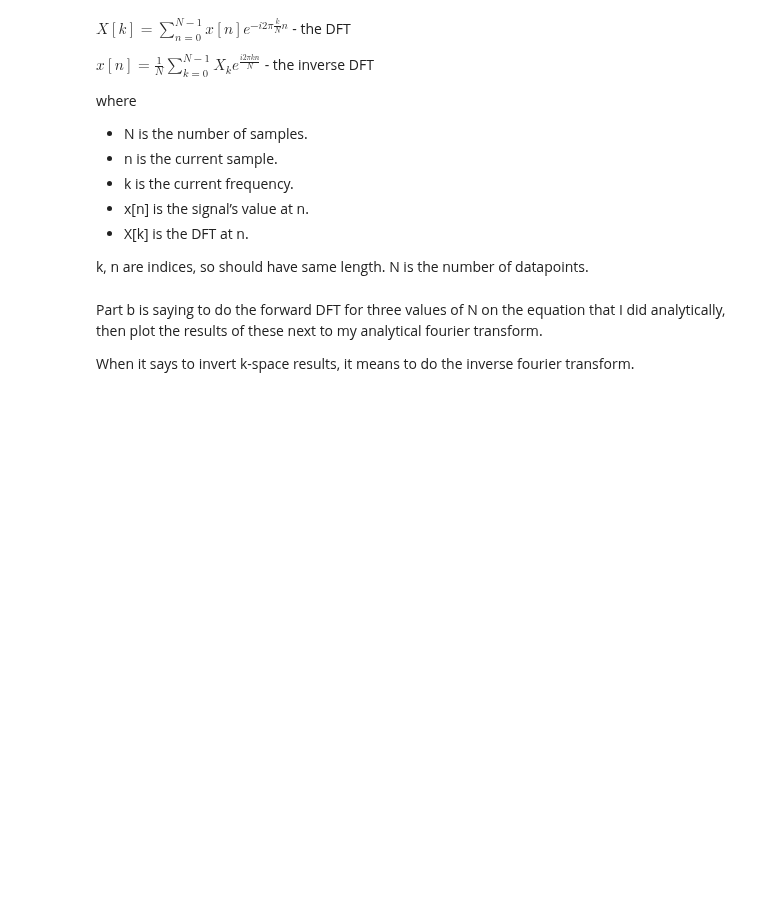
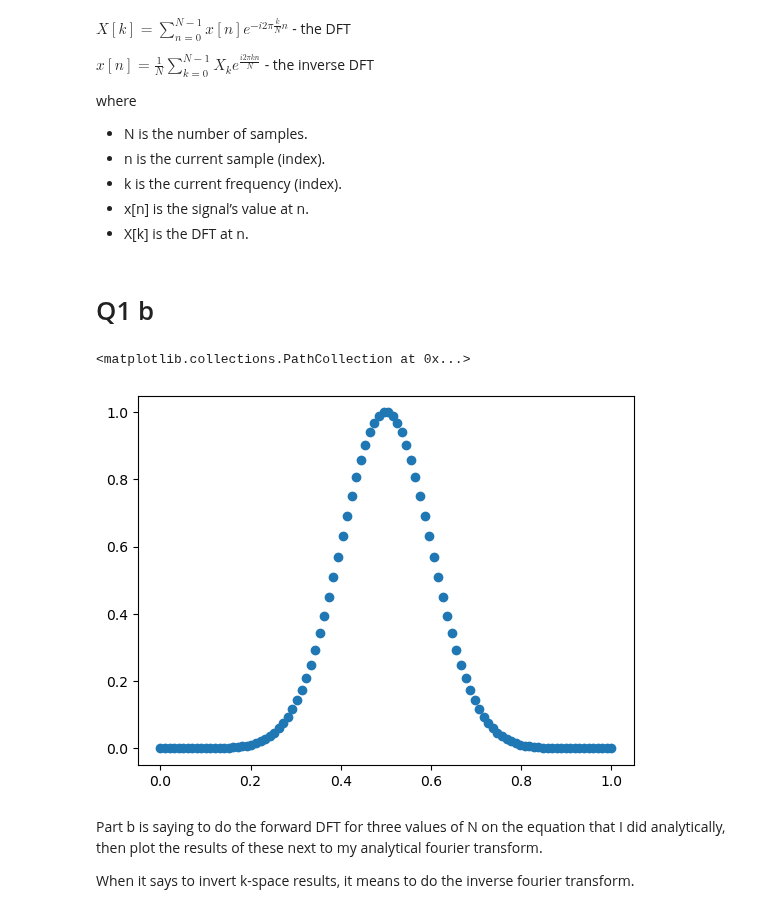
Before and after one commit to kparrine/Computational_Astro, a Jupyter notebook: C5/C5.ipynb, the cells around one changed output. Drawn from its saved outputs; the diff is of its cells as text; code cells hidden in the pictures; blank space fills up the shorter version.

```diff
--- a/C5/C5.ipynb
+++ b/C5/C5.ipynb
@@ -10,13 +10,12 @@ $x[n] = \frac{1}{N}\sum_{k=0}^{N-1} X_{k}e^{\frac{i2\pi kn}{N}}$ - the inverse D
 
 where
 * N is the number of samples.
-* n is the current sample.
-* k is the current frequency.
+* n is the current sample (index).
+* k is the current frequency (index).
 * x[n] is the signal’s value at n.
 * X[k] is the DFT at n.
-
-
-k, n are indices, so should have same length. N is the number of datapoints.
+# %% [markdown]
+# Q1 b
 # %%
 def func(x):
     return np.exp(-50*(x-0.5)**2)
@@ -25,4 +24,10 @@ def f_func(k):
     return np.sqrt(np.pi/50)*np.exp(-0.5*1j*k-(k**2/200))
+# %%
+x = np.linspace(0,1,100)
+plt.scatter(x,func(x))
+# %% [output]
+<matplotlib.collections.PathCollection at 0x...>
+[figure, added]
 # %% [markdown]
 Part b is saying to do the forward DFT for three values of N on the equation that I did analytically, then plot the results of these next to my analytical fourier transform.
 
```
Also changed, not shown: parts of 13 cells of this notebook.
